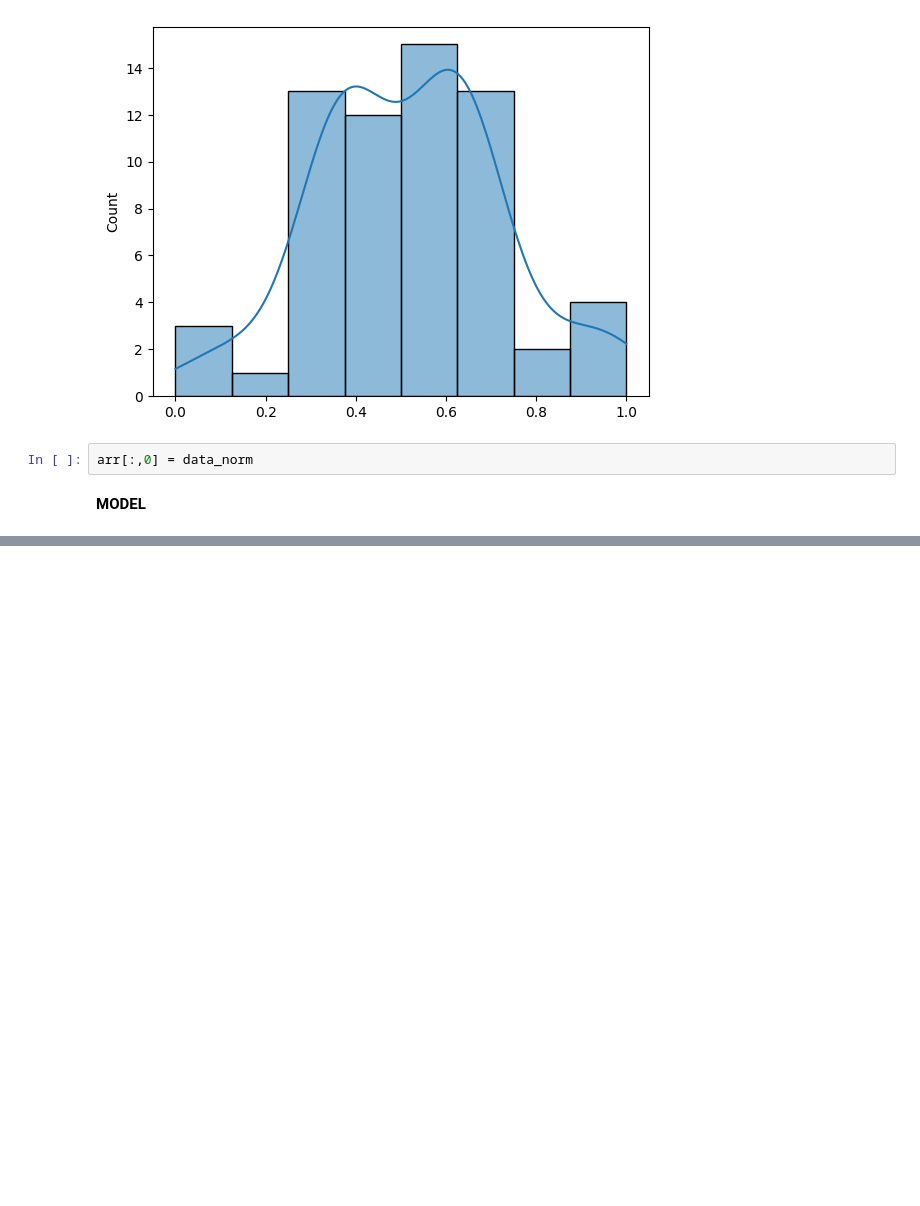
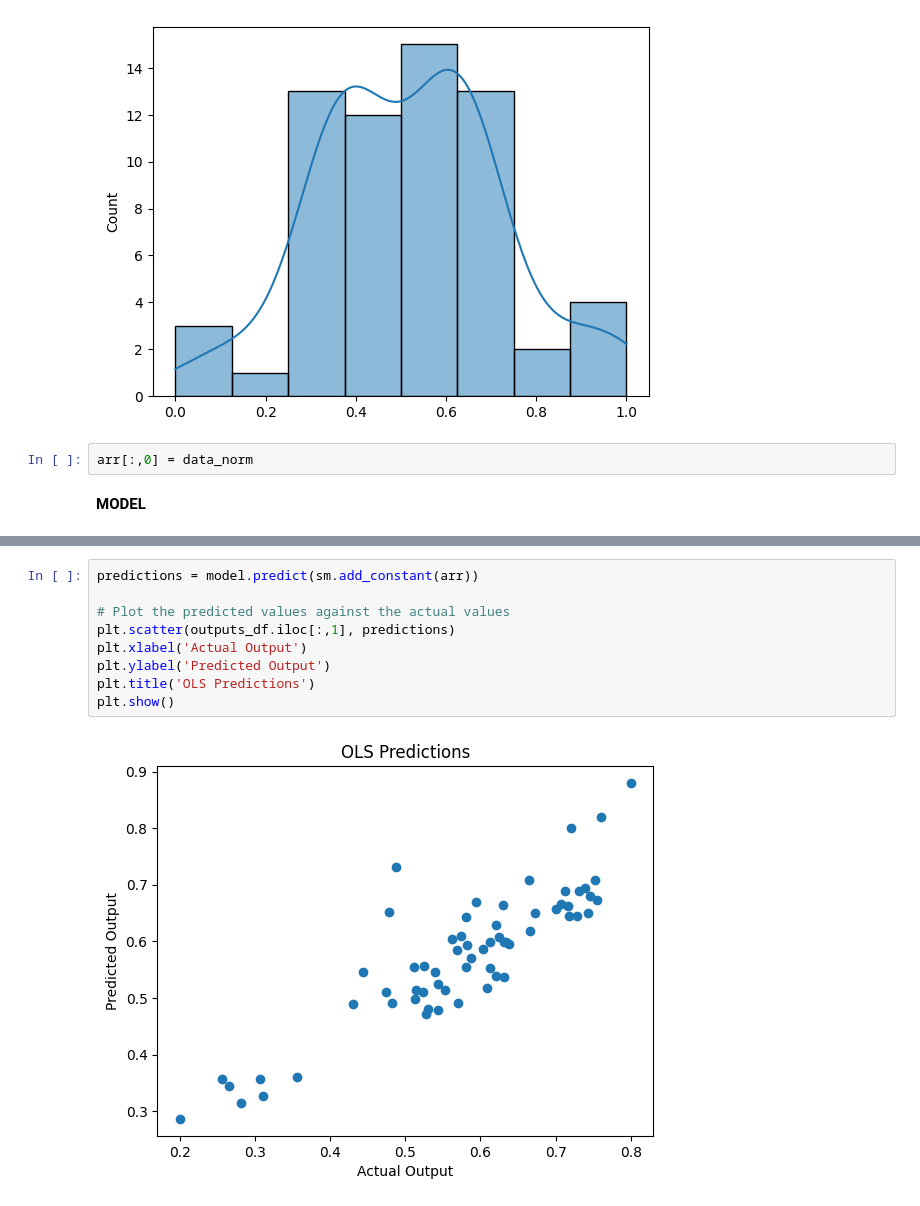
Before and after one commit to JaswanthKrishnaE/Stock-portfolio-analysis-using-multivariate-linear-regression, a Jupyter notebook: OLS.ipynb, the cells around one changed output, grey strips where cells are left out. Drawn from its saved outputs; the diff is of its cells as text; blank space fills up the shorter version.

```diff
--- a/OLS.ipynb
+++ b/OLS.ipynb
@@ -326,3 +348,14 @@ Covariance Type:            nonrobust
 
 Notes:
 [1] Standard Errors assume that the covariance matrix of the errors is correctly specified.
+# %%
+predictions = model.predict(sm.add_constant(arr))
+
+# Plot the predicted values against the actual values
+plt.scatter(outputs_df.iloc[:,1], predictions)
+plt.xlabel('Actual Output')
+plt.ylabel('Predicted Output')
+plt.title('OLS Predictions')
+plt.show()
+# %% [output]
+[figure, added]
```
Also changed, not shown: parts of 18 cells of this notebook, 5 other files.
